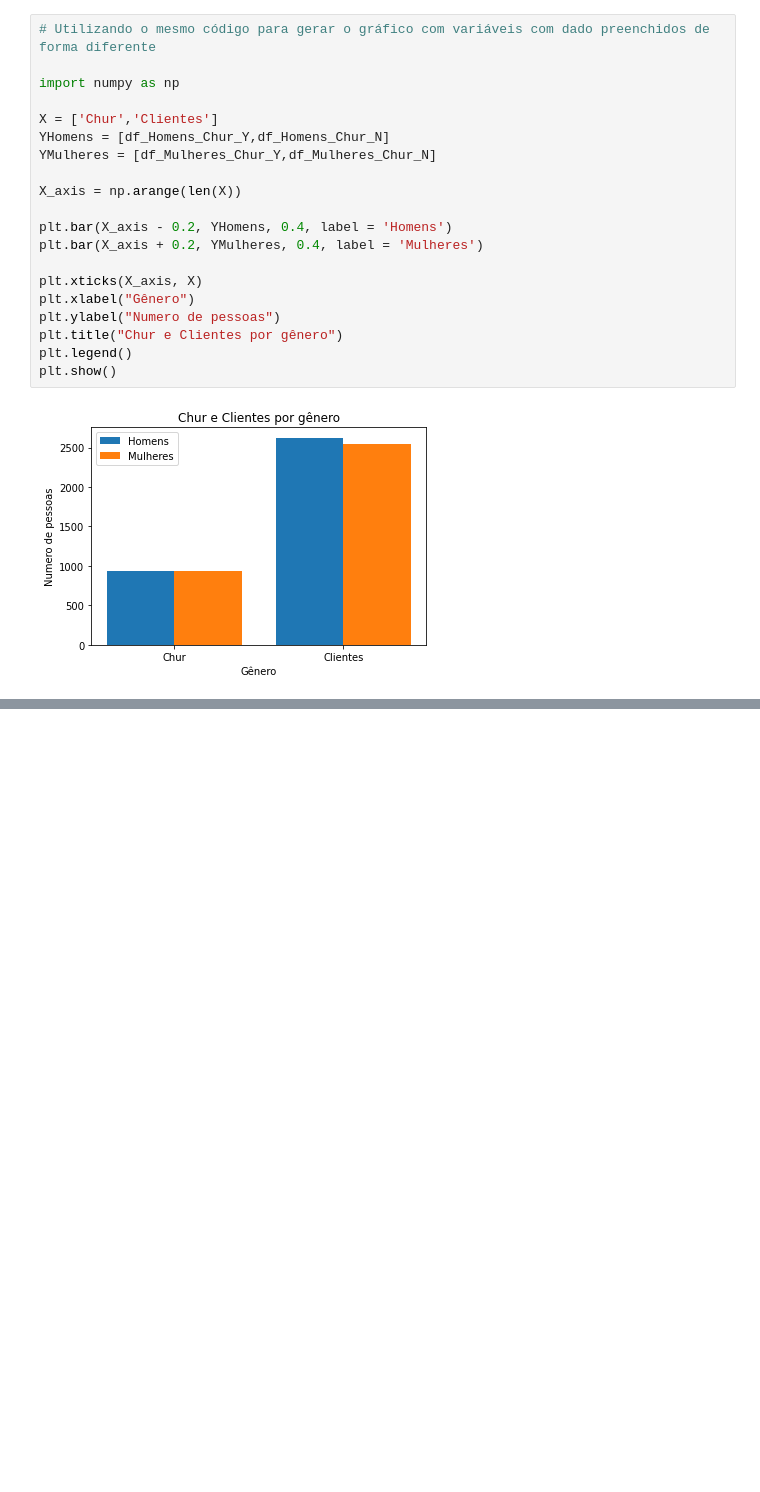
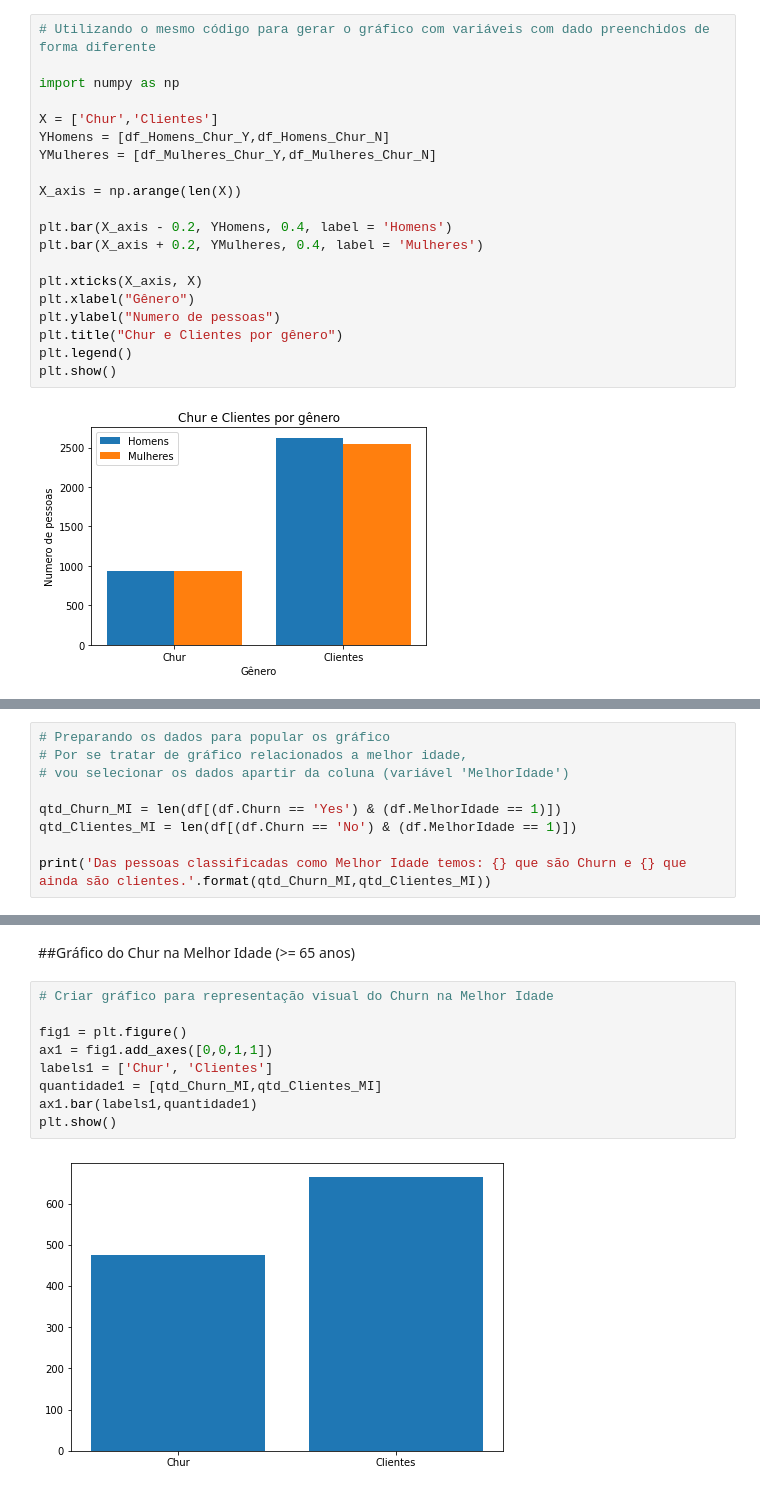
Before and after one commit to marcelo559/Alura_Challenge_DS_Voz, a Jupyter notebook: Data_Visualization.ipynb, the cells around one changed output, grey strips where cells are left out. Cells and saved outputs as stored; diff of their text form; blank space fills up the shorter version.

```diff
--- a/Data_Visualization.ipynb
+++ b/Data_Visualization.ipynb
@@ -125,0 +132,9 @@ plt.show()
+# %%
+# Preparando os dados para popular os gráfico
+# Por se tratar de gráfico relacionados a melhor idade,
+# vou selecionar os dados apartir da coluna (variável 'MelhorIdade')
+
+qtd_Churn_MI = len(df[(df.Churn == 'Yes') & (df.MelhorIdade == 1)])
+qtd_Clientes_MI = len(df[(df.Churn == 'No') & (df.MelhorIdade == 1)])
+
+print('Das pessoas classificadas como Melhor Idade temos: {} que são Churn e {} que ainda são clientes.'.format(qtd_Churn_MI,qtd_Clientes_MI))
@@ -125,0 +167,13 @@ plt.show()
+# %% [markdown]
+##Gráfico do Chur na Melhor Idade (>= 65 anos)
+# %%
+# Criar gráfico para representação visual do Churn na Melhor Idade
+
+fig1 = plt.figure()
+ax1 = fig1.add_axes([0,0,1,1])
+labels1 = ['Chur', 'Clientes']
+quantidade1 = [qtd_Churn_MI,qtd_Clientes_MI]
+ax1.bar(labels1,quantidade1)
+plt.show()
+# %% [output]
+[figure, added]
```
Also changed, not shown: parts of 10 cells of this notebook.
